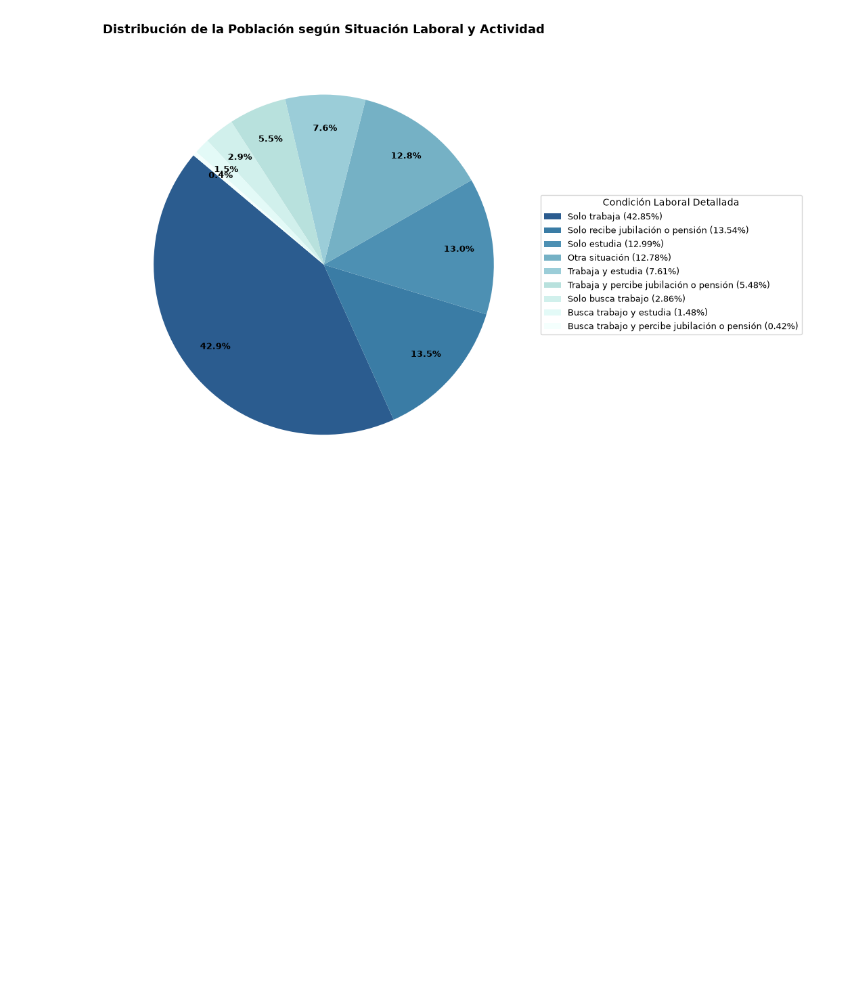
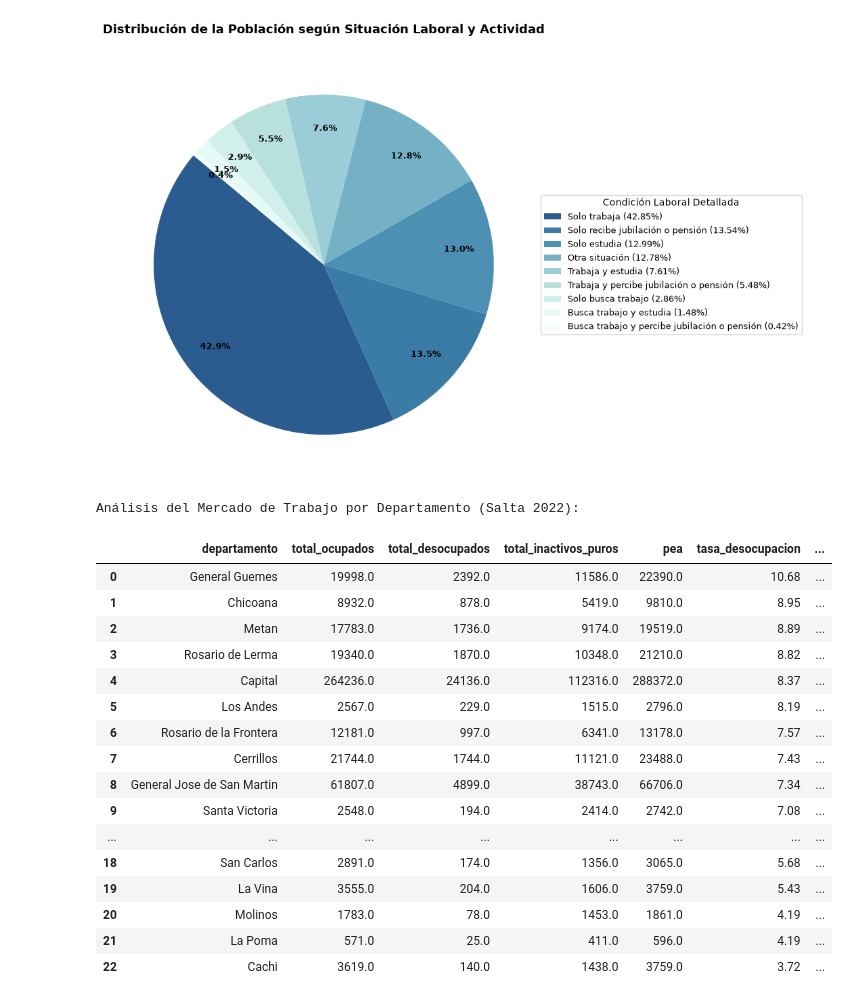
Before and after one commit to turkoModad/censo-pipeline-geoanalytics, a Jupyter notebook: consultas.ipynb, the cells around one changed output. Saved outputs shown, nothing was run; the diff lists cells and outputs as text; code cells hidden in the pictures; blank space fills up the shorter version.

Commit message:
agregue query analisis del mercado de trabajo por departamentos

```diff
--- a/consultas.ipynb
+++ b/consultas.ipynb
@@ -603,3 +603,70 @@ plt.tight_layout()
 plt.show()
 # %% [output]
 [figure]
+# %%
+from sqlalchemy import text
+
+
+query_laboral_profundo = text("""
+WITH universo_adulto AS (
+    -- Seleccionamos la población activa o inactiva (Excluyendo jubilados y pensionados)
+    SELECT
+        COALESCE(dg.departamento, 'Interior Disperso / Parajes') AS departamento,
+        p.codigo AS id_radio,
+        p.cantidad,
+        CASE
+            WHEN dc.categoria IN ('Solo trabaja', 'Trabaja y estudia') THEN 'Ocupados'
+            WHEN dc.categoria IN ('Solo busca trabajo', 'Busca trabajo y estudia') THEN 'Desocupados'
+            WHEN dc.categoria IN ('Solo estudia', 'Otra situación') THEN 'Inactivos Puros'
+            ELSE 'Otros'
+        END AS situacion_empleo
+    FROM fact_persona p
+    JOIN dim_categorias dc ON p.id_categoria = dc.id_categoria
+    LEFT JOIN dim_geografia dg ON TRIM(p.codigo) = TRIM(dg.codigo)
+    WHERE dc.id_variable = 34
+      AND dc.categoria NOT LIKE '%jubilación%'
+      AND dc.categoria NOT LIKE '%pensión%'
+)
+SELECT
+    departamento,
+    SUM(CASE WHEN situacion_empleo = 'Ocupados' THEN cantidad ELSE 0 END) AS total_ocupados,
+    SUM(CASE WHEN situacion_empleo = 'Desocupados' THEN cantidad ELSE 0 END) AS total_desocupados,
+    SUM(CASE WHEN situacion_empleo = 'Inactivos Puros' THEN cantidad ELSE 0 END) AS total_inactivos_puros,
+    -- Población Económicamente Activa (PEA)
+    (SUM(CASE WHEN situacion_empleo = 'Ocupados' THEN cantidad ELSE 0 END) +
+     SUM(CASE WHEN situacion_empleo = 'Desocupados' THEN cantidad ELSE 0 END)) AS pea,
+    -- Tasa de Desocupación Abierta (%) sobre la PEA
+    ROUND((SUM(CASE WHEN situacion_empleo = 'Desocupados' THEN cantidad ELSE 0 END)::numeric /
+           NULLIF((SUM(CASE WHEN situacion_empleo = 'Ocupados' THEN cantidad ELSE 0 END) +
+                   SUM(CASE WHEN situacion_empleo = 'Desocupados' THEN cantidad ELSE 0 END)), 0)) * 100, 2) AS tasa_desocupacion,
+    -- Tasa de Inactividad Pura (%) sobre el total de la población del mercado laboral evaluado
+    ROUND((SUM(CASE WHEN situacion_empleo = 'Inactivos Puros' THEN cantidad ELSE 0 END)::numeric /
+           NULLIF(SUM(cantidad), 0)) * 100, 2) AS tasa_inactividad_pura
+FROM universo_adulto
+GROUP BY departamento
+ORDER BY tasa_desocupacion DESC;
+""")
+
+df_laboral_profundo = pd.read_sql(query_laboral_profundo, engine)
+
+print("Análisis del Mercado de Trabajo por Departamento (Salta 2022):")
+display(df_laboral_profundo)
+# %% [output]
+Análisis del Mercado de Trabajo por Departamento (Salta 2022):
+|  | departamento | total_ocupados | total_desocupados | total_inactivos_puros | pea | tasa_desocupacion | ... |
+| 0 | General Guemes | 19998.0 | 2392.0 | 11586.0 | 22390.0 | 10.68 | ... |
+| 1 | Chicoana | 8932.0 | 878.0 | 5419.0 | 9810.0 | 8.95 | ... |
+| 2 | Metan | 17783.0 | 1736.0 | 9174.0 | 19519.0 | 8.89 | ... |
+| 3 | Rosario de Lerma | 19340.0 | 1870.0 | 10348.0 | 21210.0 | 8.82 | ... |
+| 4 | Capital | 264236.0 | 24136.0 | 112316.0 | 288372.0 | 8.37 | ... |
+| 5 | Los Andes | 2567.0 | 229.0 | 1515.0 | 2796.0 | 8.19 | ... |
+| 6 | Rosario de la Frontera | 12181.0 | 997.0 | 6341.0 | 13178.0 | 7.57 | ... |
+| 7 | Cerrillos | 21744.0 | 1744.0 | 11121.0 | 23488.0 | 7.43 | ... |
+| 8 | General Jose de San Martin | 61807.0 | 4899.0 | 38743.0 | 66706.0 | 7.34 | ... |
+| 9 | Santa Victoria | 2548.0 | 194.0 | 2414.0 | 2742.0 | 7.08 | ... |
+| ... | ... | ... | ... | ... | ... | ... | ... |
+| 18 | San Carlos | 2891.0 | 174.0 | 1356.0 | 3065.0 | 5.68 | ... |
+| 19 | La Vina | 3555.0 | 204.0 | 1606.0 | 3759.0 | 5.43 | ... |
+| 20 | Molinos | 1783.0 | 78.0 | 1453.0 | 1861.0 | 4.19 | ... |
+| 21 | La Poma | 571.0 | 25.0 | 411.0 | 596.0 | 4.19 | ... |
+| 22 | Cachi | 3619.0 | 140.0 | 1438.0 | 3759.0 | 3.72 | ... |
```
